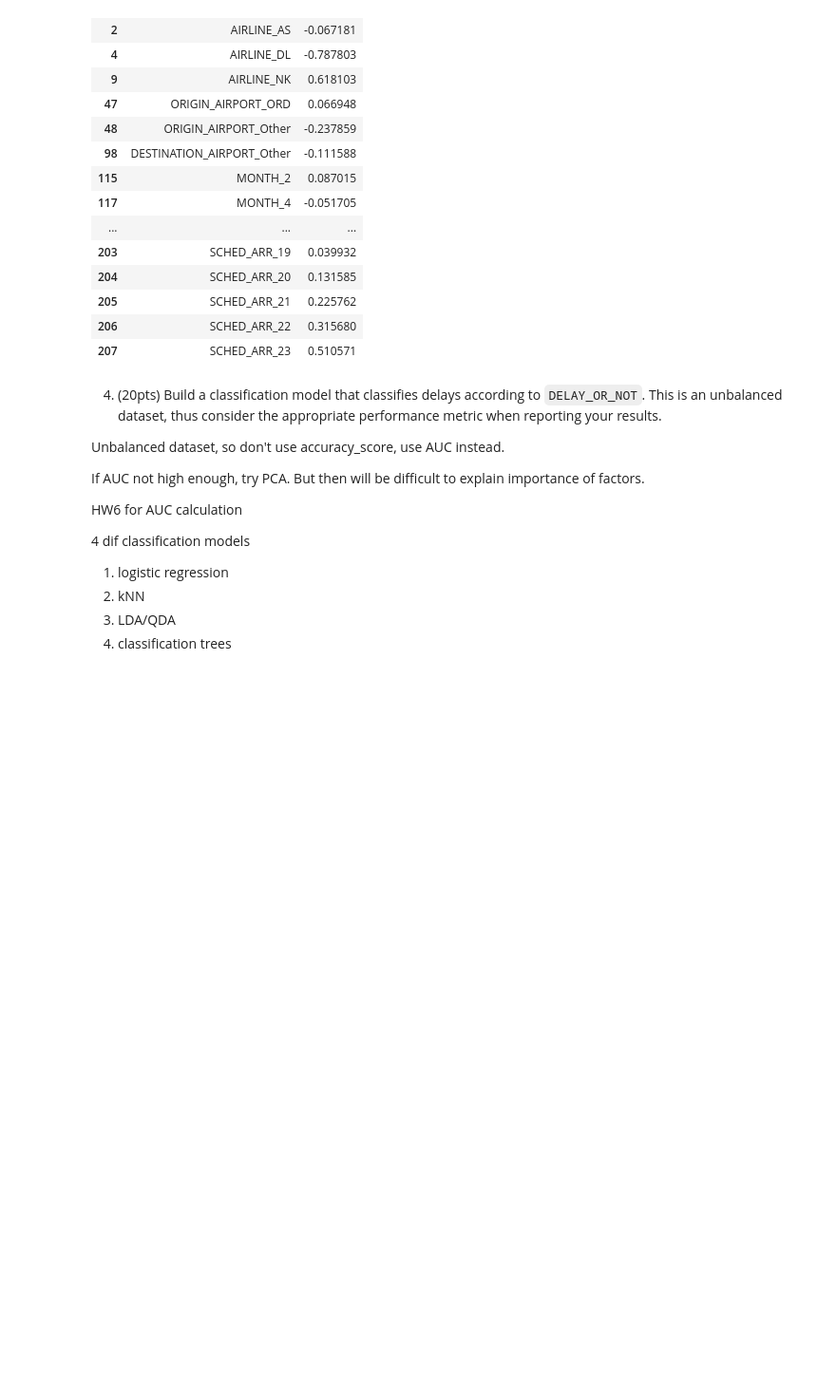
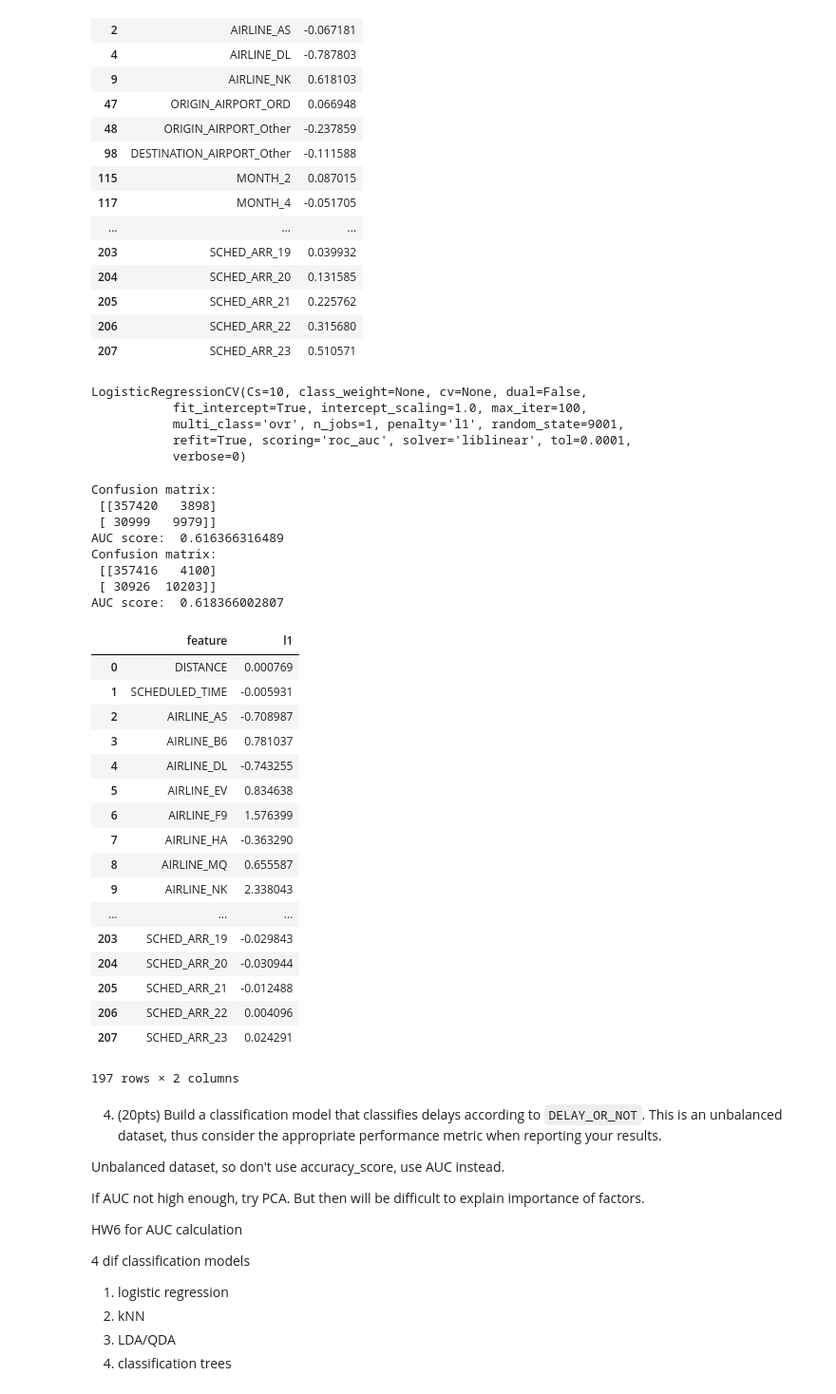
Before and after one commit to Jchea15/a-2017, a Jupyter notebook: cs109a_midterm_2017-v2.ipynb, the cells around one changed output. Shown at 95% size. Cells and saved outputs as stored; diff of their text form; code cells hidden in the pictures; blank space fills up the shorter version.

```diff
--- a/cs109a_midterm_2017-v2.ipynb
+++ b/cs109a_midterm_2017-v2.ipynb
@@ -543,24 +539,52 @@ AUC score:  0.500762535405
 # %%
 # this scoring thing doesn't really seem to work
 # did this return something???
-# fit logistic regression models
-'''
 classif = {}
-classif['logit_ovr'] = LogisticRegressionCV(penalty='l1', random_state=9001, multi_class='ovr', solver='liblinear', scoring='auc')
+classif['logit_ovr'] = LogisticRegressionCV(penalty='l1', random_state=9001, multi_class='ovr', solver='liblinear', scoring='roc_auc')
 classif['logit_ovr'].fit(Xtrain, ytrain)
-'''
+# %% [output]
+LogisticRegressionCV(Cs=10, class_weight=None, cv=None, dual=False,
+           fit_intercept=True, intercept_scaling=1.0, max_iter=100,
+           multi_class='ovr', n_jobs=1, penalty='l1', random_state=9001,
+           refit=True, scoring='roc_auc', solver='liblinear', tol=0.0001,
+           verbose=0)
 # %%
-'''
 classif['logit_ovr_train'] = classif['logit_ovr'].predict(Xtrain)
 print("Confusion matrix: \n", confusion_matrix(ytrain, classif['logit_ovr_train']))
 print("AUC score: ", metrics.roc_auc_score(ytrain, classif['logit_ovr_train']))
 classif['logit_ovr_test'] = classif['logit_ovr'].predict(Xtest)
 print("Confusion matrix: \n", confusion_matrix(ytest, classif['logit_ovr_test']))
 print("AUC score: ", metrics.roc_auc_score(ytest, classif['logit_ovr_test']))
 ovr_coeffs = pd.DataFrame(dict(feature=list(dtrain_X.columns), l1=classif['logit_ovr'].coef_.flatten()))
 ovr_coeffs_test = ovr_coeffs.drop(ovr_coeffs[ovr_coeffs.l1 == 0].index)
 ovr_coeffs_test
-'''
+# %% [output]
+Confusion matrix:
+ [[357420   3898]
+ [ 30999   9979]]
+AUC score:  0.616366316489
+Confusion matrix:
+ [[357416   4100]
+ [ 30926  10203]]
+AUC score:  0.618366002807
+|  | feature | l1 |
+| 0 | DISTANCE | 0.000769 |
+| 1 | SCHEDULED_TIME | -0.005931 |
+| 2 | AIRLINE_AS | -0.708987 |
+| 3 | AIRLINE_B6 | 0.781037 |
+| 4 | AIRLINE_DL | -0.743255 |
+| 5 | AIRLINE_EV | 0.834638 |
+| 6 | AIRLINE_F9 | 1.576399 |
+| 7 | AIRLINE_HA | -0.363290 |
+| 8 | AIRLINE_MQ | 0.655587 |
+| 9 | AIRLINE_NK | 2.338043 |
+| ... | ... | ... |
+| 203 | SCHED_ARR_19 | -0.029843 |
+| 204 | SCHED_ARR_20 | -0.030944 |
+| 205 | SCHED_ARR_21 | -0.012488 |
+| 206 | SCHED_ARR_22 | 0.004096 |
+| 207 | SCHED_ARR_23 | 0.024291 |
+197 rows × 2 columns
 # %% [markdown]
 4. (20pts) Build a classification model that classifies delays according to `DELAY_OR_NOT`. This is an unbalanced dataset, thus consider the appropriate performance metric when reporting your results.
 
```
Also changed, not shown: parts of 16 cells of this notebook.
